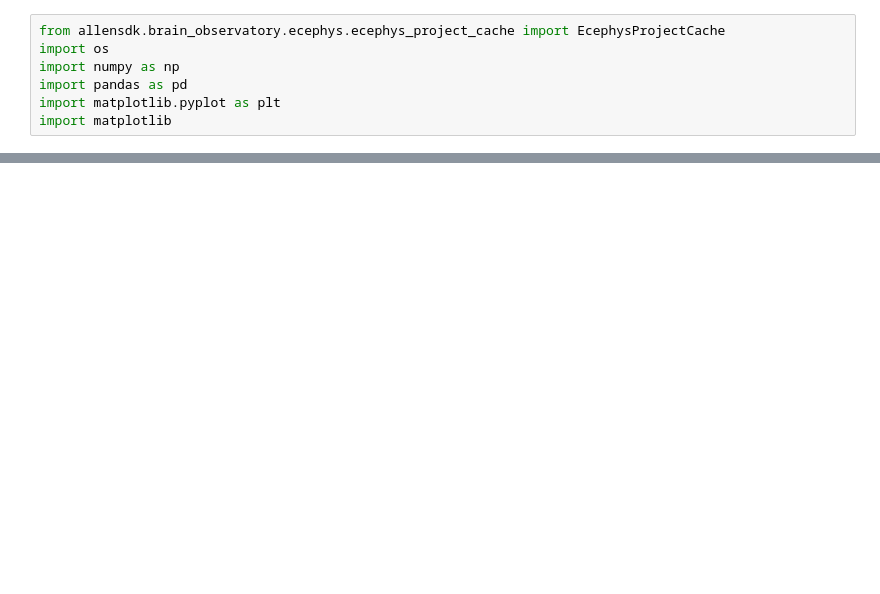
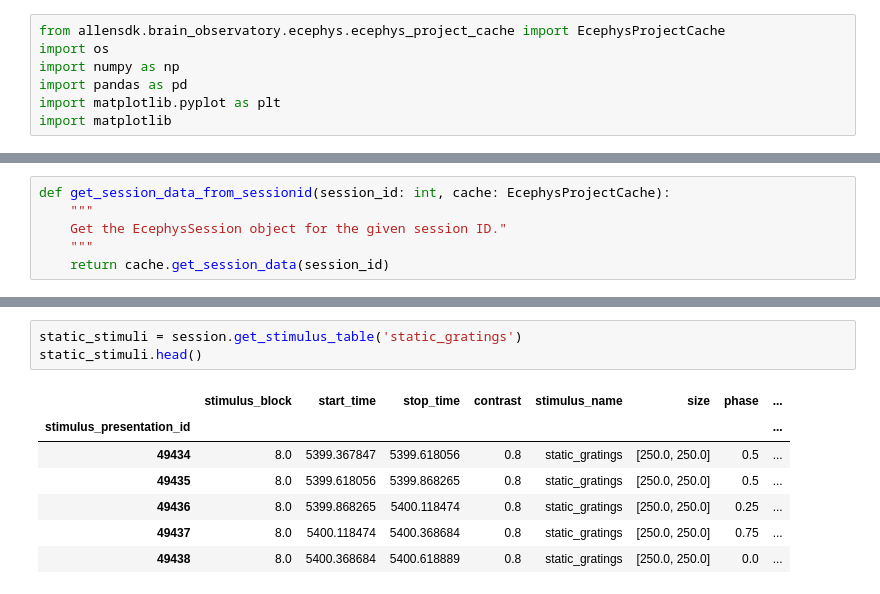
Before and after one commit to FilippoRonzino/mathematical-modelling-for-neuroscience, a Jupyter notebook: import_data.ipynb, the cells around one changed output, grey strips where cells are left out. Drawn from its saved outputs; the diff is of its cells as text; blank space fills up the shorter version.

```diff
--- a/import_data.ipynb
+++ b/import_data.ipynb
@@ -119,0 +15,6 @@ static_dataset.to_parquet(f'ourdata/static_dataset_session_{session}.parquet')
+# %%
+def get_session_data_from_sessionid(session_id: int, cache: EcephysProjectCache):
+    """
+    Get the EcephysSession object for the given session ID."
+    """
+    return cache.get_session_data(session_id)
@@ -119,0 +147,11 @@ static_dataset.to_parquet(f'ourdata/static_dataset_session_{session}.parquet')
+# %%
+static_stimuli = session.get_stimulus_table('static_gratings')
+static_stimuli.head()
+# %% [output]
+|  | stimulus_block | start_time | stop_time | contrast | stimulus_name | size | phase | ... |
+| stimulus_presentation_id |  |  |  |  |  |  |  | ... |
+| 49434 | 8.0 | 5399.367847 | 5399.618056 | 0.8 | static_gratings | [250.0, 250.0] | 0.5 | ... |
+| 49435 | 8.0 | 5399.618056 | 5399.868265 | 0.8 | static_gratings | [250.0, 250.0] | 0.5 | ... |
+| 49436 | 8.0 | 5399.868265 | 5400.118474 | 0.8 | static_gratings | [250.0, 250.0] | 0.25 | ... |
+| 49437 | 8.0 | 5400.118474 | 5400.368684 | 0.8 | static_gratings | [250.0, 250.0] | 0.75 | ... |
+| 49438 | 8.0 | 5400.368684 | 5400.618889 | 0.8 | static_gratings | [250.0, 250.0] | 0.0 | ... |
```
Also changed, not shown: parts of 34 cells of this notebook.
